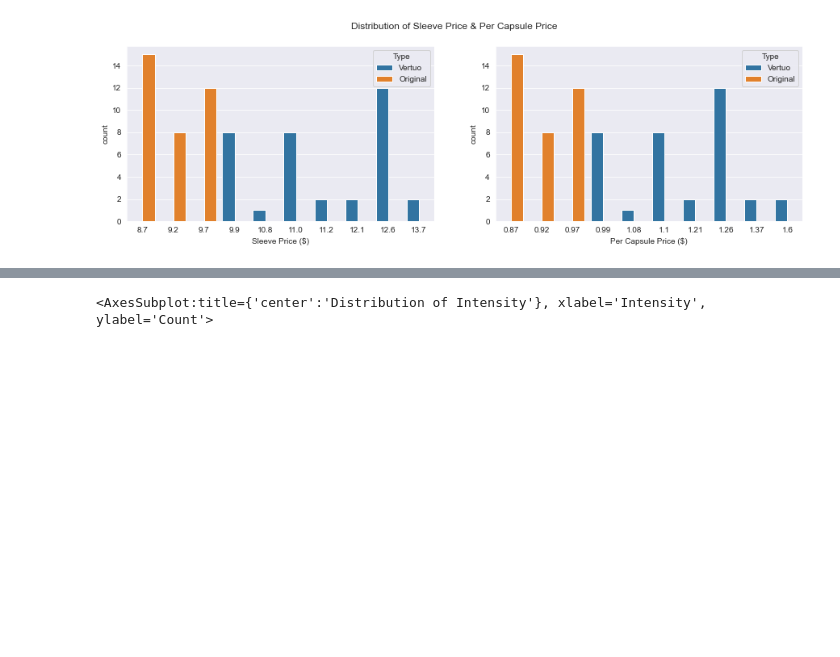
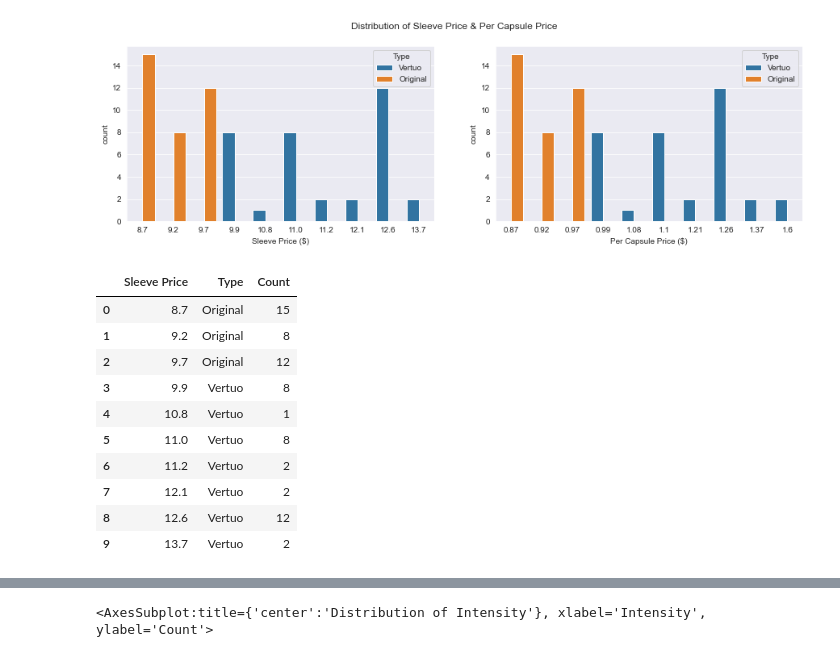
Before and after one commit to kjeshang/NespressoMetropolisTrainingApp, a Jupyter notebook: NespressoTrainingApp/analysis/2_DataExploration.ipynb, the cells around one changed output, grey strips where cells are left out. Drawn from its saved outputs; the diff is of its cells as text; code cells hidden in the pictures; blank space fills up the shorter version.

```diff
--- a/NespressoTrainingApp/analysis/2_DataExploration.ipynb
+++ b/NespressoTrainingApp/analysis/2_DataExploration.ipynb
@@ -243,3 +284,26 @@ chart_numCoffeesSleeveCapsuleMachineType(dataframe=df, column1='Sleeve Price', c
 (<AxesSubplot:xlabel='Sleeve Price ($)', ylabel='count'>,
  <AxesSubplot:xlabel='Per Capsule Price ($)', ylabel='count'>)
 [figure]
+# %%
+df_temp1 = df.groupby(by=['Sleeve Price','Type']).size();
+data = [];
+for i in range(len(df_temp1)):
+    row = []
+    for j in range(len(df_temp1.index[i])):
+        row.append(str(df_temp1.index[i][j]));
+    row.append(df_temp1.values[i]);
+    data.append(row);
+df_temp2 = pd.DataFrame(data, columns=['Sleeve Price','Type','Count'])
+df_temp2
+# %% [output]
+|  | Sleeve Price | Type | Count |
+| 0 | 8.7 | Original | 15 |
+| 1 | 9.2 | Original | 8 |
+| 2 | 9.7 | Original | 12 |
+| 3 | 9.9 | Vertuo | 8 |
+| 4 | 10.8 | Vertuo | 1 |
+| 5 | 11.0 | Vertuo | 8 |
+| 6 | 11.2 | Vertuo | 2 |
+| 7 | 12.1 | Vertuo | 2 |
+| 8 | 12.6 | Vertuo | 12 |
+| 9 | 13.7 | Vertuo | 2 |
```
Also changed, not shown: parts of 8 cells of this notebook, 7 other files.
